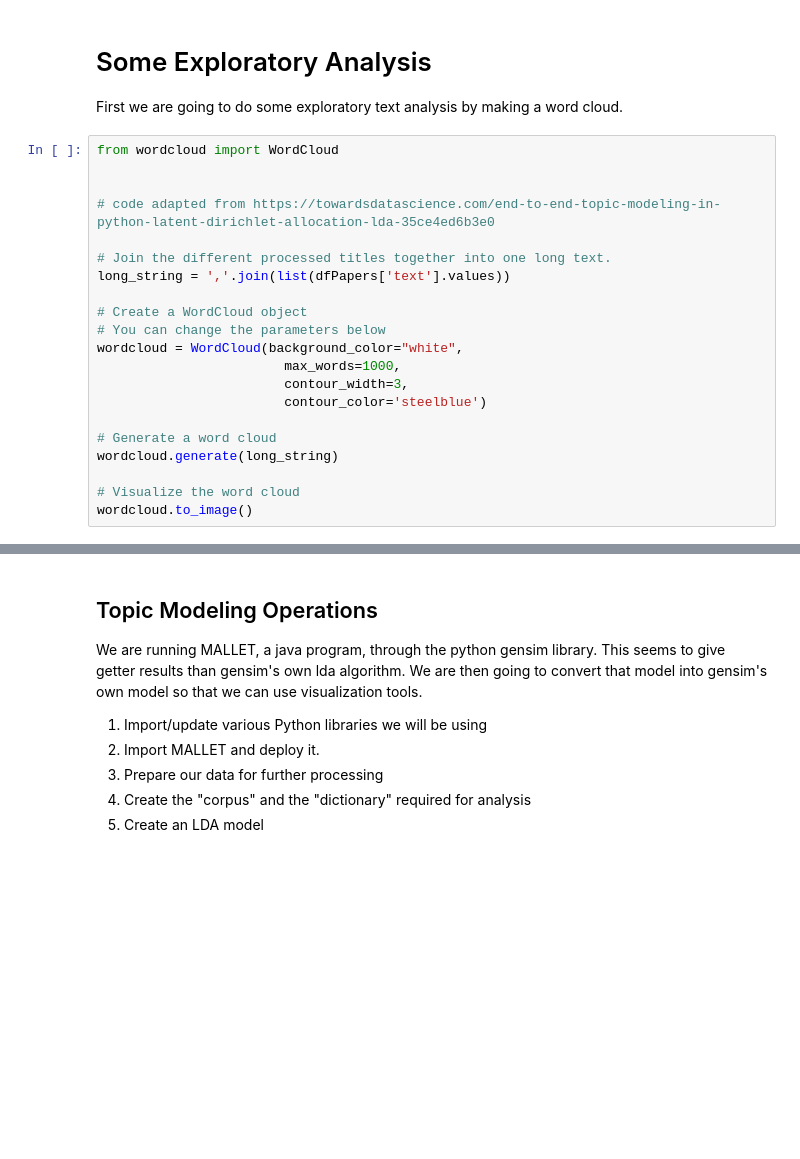
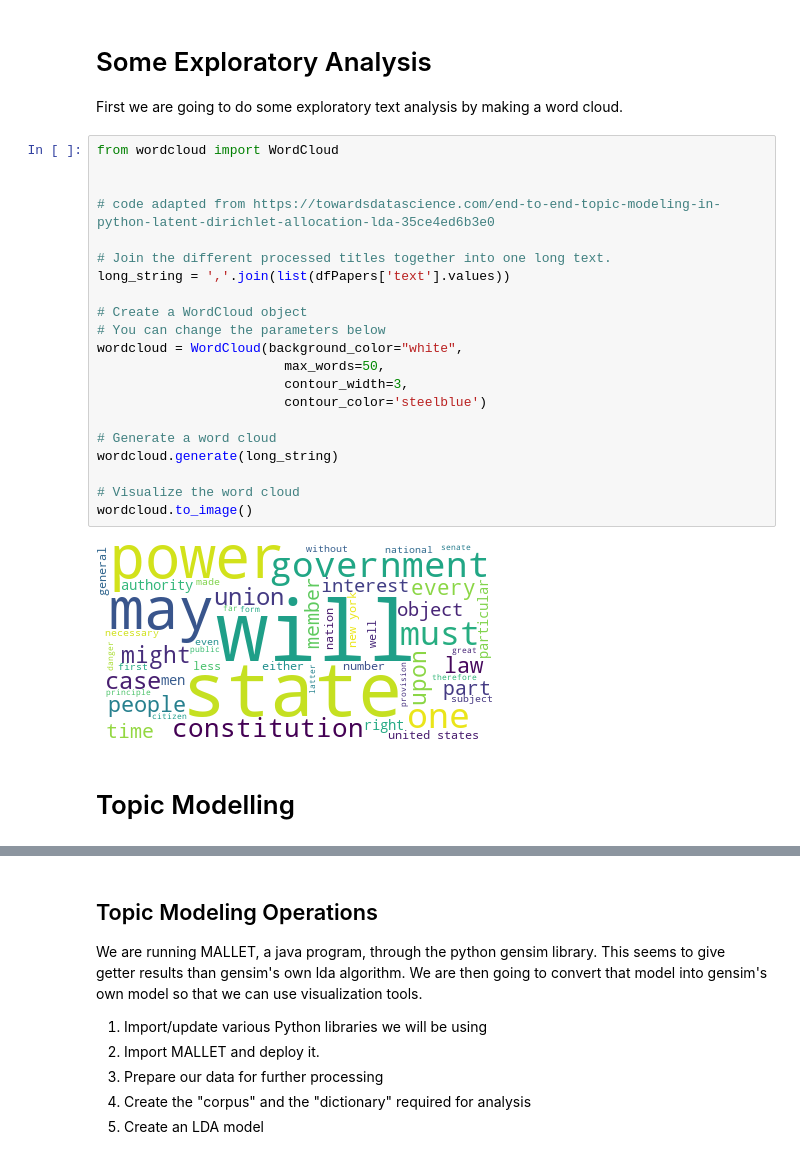
Before and after one commit to hlapin/DHTeaching, a Jupyter notebook: Getting_Started_With_Text_Mining.ipynb, the cells around one changed output, grey strips where cells are left out. Saved outputs shown, nothing was run; the diff lists cells and outputs as text; blank space fills up the shorter version.

```diff
--- a/Getting_Started_With_Text_Mining.ipynb
+++ b/Getting_Started_With_Text_Mining.ipynb
@@ -77,22 +77,26 @@ First we are going to do some exploratory text analysis by making a word cloud.
 # %%
 from wordcloud import WordCloud
 
 
 # code adapted from https://towardsdatascience.com/end-to-end-topic-modeling-in-python-latent-dirichlet-allocation-lda-35ce4ed6b3e0
 
 # Join the different processed titles together into one long text.
 long_string = ','.join(list(dfPapers['text'].values))
 
 # Create a WordCloud object
 # You can change the parameters below
 wordcloud = WordCloud(background_color="white",
-                        max_words=1000,
+                        max_words=50,
                         contour_width=3,
                         contour_color='steelblue')
 
 # Generate a word cloud
 wordcloud.generate(long_string)
 
 # Visualize the word cloud
 wordcloud.to_image()
+# %% [output]
+[figure, added]
+# %% [markdown]
+# Topic Modelling
 # %% [markdown]
```
Also changed, not shown: parts of 4 cells of this notebook.
